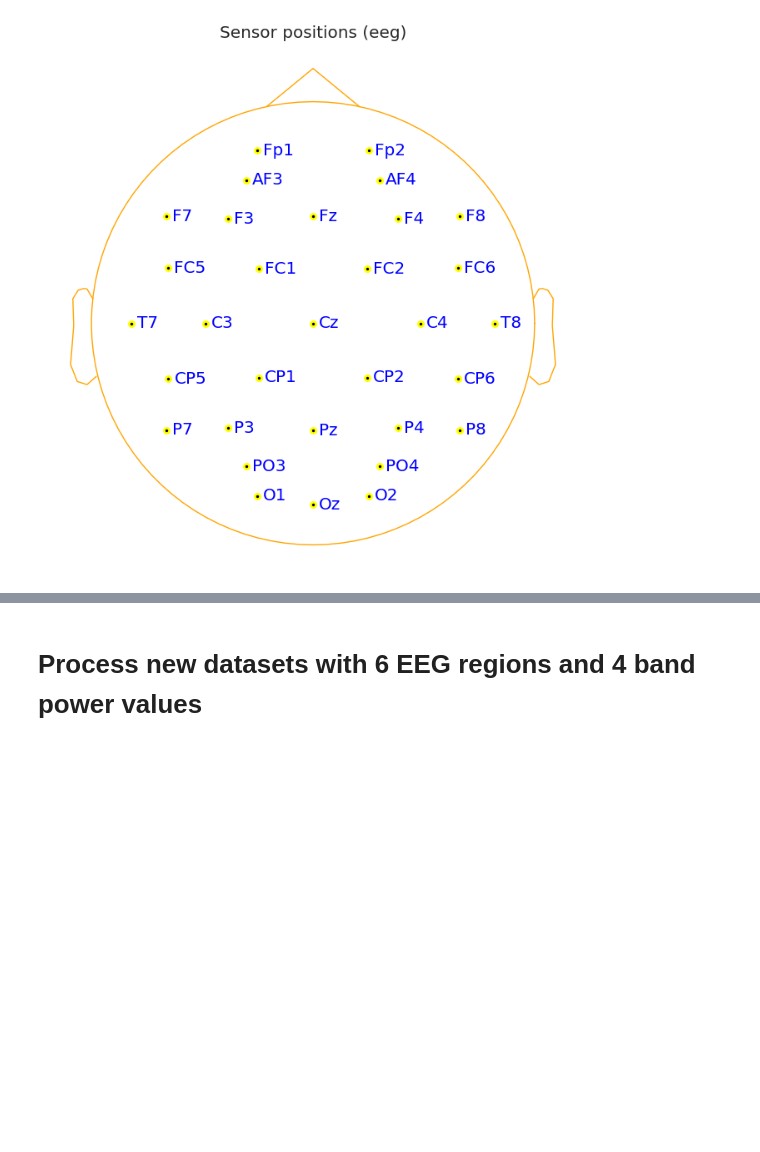
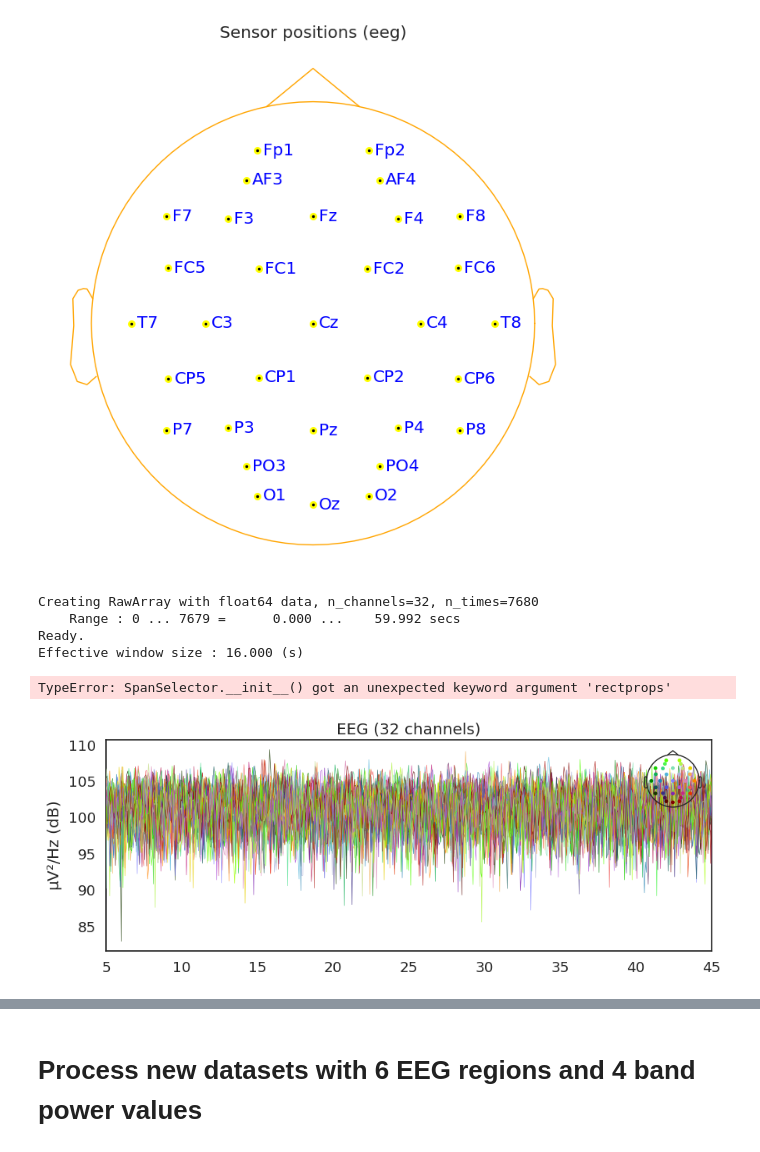
Before and after one commit to Ashwin81456/emotion-classification-using-eeg-signals, a Jupyter notebook: updating graphs.ipynb, the cells around one changed output, grey strips where cells are left out. Cells and saved outputs as stored; diff of their text form; code cells hidden in the pictures; blank space fills up the shorter version.

```diff
--- a/updating graphs.ipynb
+++ b/updating graphs.ipynb
@@ -702,3 +702,24 @@ Creating RawArray with float64 data, n_channels=32, n_times=1
     Range : 0 ... 0 =      0.000 ...     0.000 secs
 Ready.
 [figure]
+# %%
+# Create and set the montage
+montage = mne.channels.make_standard_montage("biosemi32")
+info = mne.create_info(ch_names=montage.ch_names, sfreq=128., ch_types='eeg')
+raw_data = mne.io.RawArray(np.random.randn(len(montage.ch_names), 128 * 60), info)  # 1 minute of data
+raw_data.set_montage(montage)
+
+# Calculate n_fft for a window size of 16 seconds
+window_size_seconds = 16
+sfreq = 128
+n_fft = int(sfreq * window_size_seconds)
+
+# Plot the PSD
+mne.viz.plot_raw_psd(raw_data, fmin=5, fmax=45, n_fft=n_fft)
+# %% [output]
+Creating RawArray with float64 data, n_channels=32, n_times=7680
+    Range : 0 ... 7679 =      0.000 ...    59.992 secs
+Ready.
+Effective window size : 16.000 (s)
+TypeError: SpanSelector.__init__() got an unexpected keyword argument 'rectprops'
+[figure, added]
```
Also changed, not shown: parts of 2 cells of this notebook.
